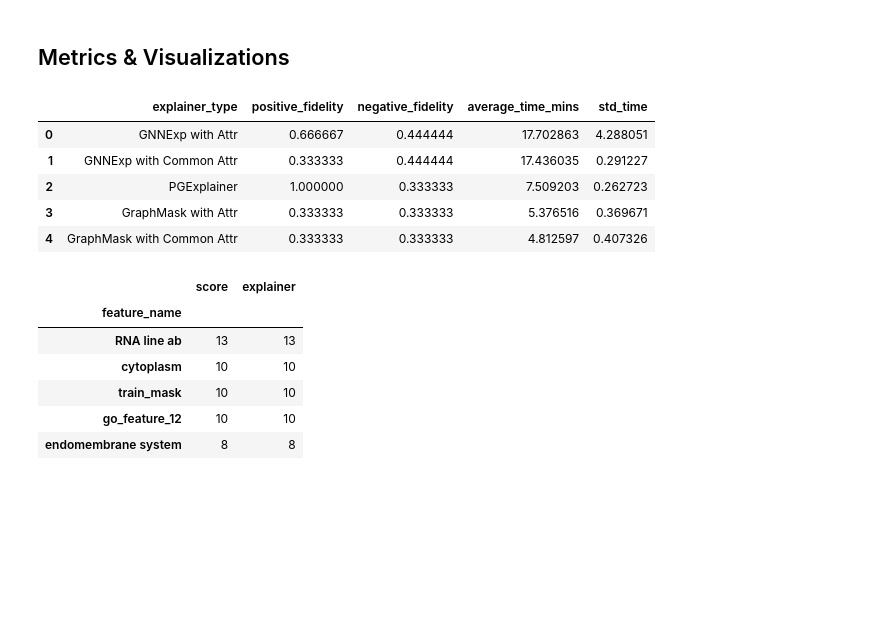
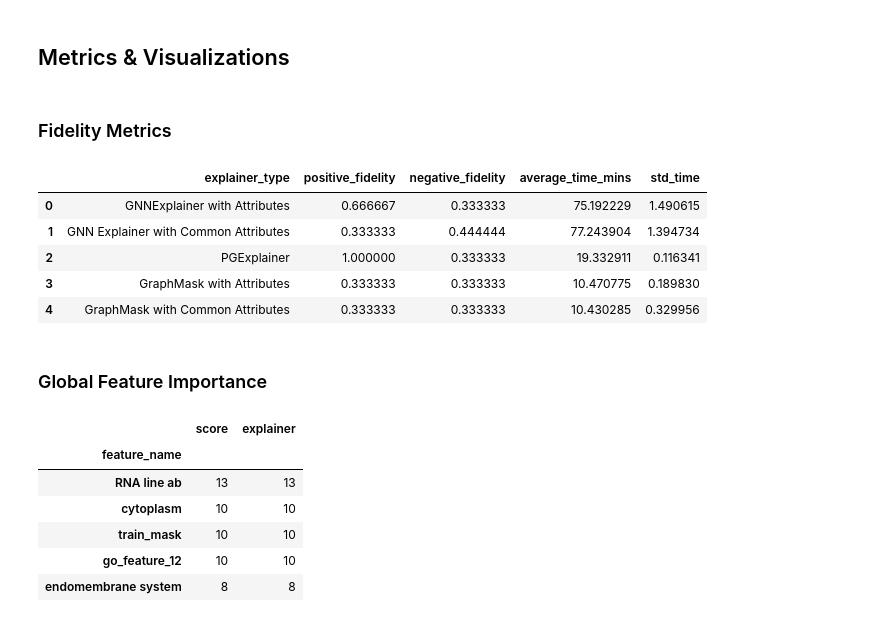
Before and after one commit to alyssaanastasi/srebp2-explanations, a Jupyter notebook: initial-experiment/init_exp.ipynb, the cells around one changed output. Cells and saved outputs as stored; diff of their text form; code cells hidden in the pictures; blank space fills up the shorter version.

```diff
--- a/initial-experiment/init_exp.ipynb
+++ b/initial-experiment/init_exp.ipynb
@@ -371,7 +371,7 @@ def pg_trial(explainer):
         process_times.append(process_end - process_start)
         explanations.append(explanation)
 
-    return {'positive_fid' : fid_pos, 'negative_fid': fid_neg, 'time': times, 'explanations': explanations}
+    return {'positive_fid' : fid_pos, 'negative_fid': fid_neg, 'wall_times': wall_times, 'process_times': process_times, 'explanations': explanations}
 # %% [markdown]
 ### Run Trials
 # %%
@@ -402,34 +389,36 @@ gm_exp_common = trial(gm_comm)
 # %%
 # make dict of all trials and their names
 
-trial_names = {"GNNExp with Attr" : gnn_exp_attr,
-               "GNNExp with Common Attr": gnn_exp_common,
+trial_names = {"GNNExplainer with Attributes" : gnn_exp_attr,
+               "GNN Explainer with Common Attributes": gnn_exp_common,
                "PGExplainer" : pg_exp,
-               "GraphMask with Attr" : gm_exp_attr,
-               "GraphMask with Common Attr": gm_exp_common}
+               "GraphMask with Attributes" : gm_exp_attr,
+               "GraphMask with Common Attributes": gm_exp_common}
+# %% [markdown]
+### Fidelity Metrics
 # %%
 import pandas as pd
 import numpy as np
 trials = []
 for trial_name in trial_names:
     trial = trial_names[trial_name]
     pos_fid = fidelity_score(trial['positive_fid'])
     neg_fid = fidelity_score(trial['negative_fid'])
-    avg_time = np.mean(trial['time']) / 60
-    std_time = np.std(trial['time']) / 60
+    avg_time = np.mean(trial['process_times']) / 60
+    std_time = np.std(trial['process_times']) / 60
     d = {'explainer_type': trial_name, 'positive_fidelity': pos_fid, 'negative_fidelity': neg_fid, 'average_time_mins': avg_time, 'std_time': std_time}
     trials.append(d)
 
 
 trials_df = pd.DataFrame(trials)
 trials_df
 # %% [output]
 |  | explainer_type | positive_fidelity | negative_fidelity | average_time_mins | std_time |
-| 0 | GNNExp with Attr | 0.666667 | 0.444444 | 17.702863 | 4.288051 |
-| 1 | GNNExp with Common Attr | 0.333333 | 0.444444 | 17.436035 | 0.291227 |
-| 2 | PGExplainer | 1.000000 | 0.333333 | 7.509203 | 0.262723 |
-| 3 | GraphMask with Attr | 0.333333 | 0.333333 | 5.376516 | 0.369671 |
-| 4 | GraphMask with Common Attr | 0.333333 | 0.333333 | 4.812597 | 0.407326 |
+| 0 | GNNExplainer with Attributes | 0.666667 | 0.333333 | 75.192229 | 1.490615 |
+| 1 | GNN Explainer with Common Attributes | 0.333333 | 0.444444 | 77.243904 | 1.394734 |
+| 2 | PGExplainer | 1.000000 | 0.333333 | 19.332911 | 0.116341 |
+| 3 | GraphMask with Attributes | 0.333333 | 0.333333 | 10.470775 | 0.189830 |
+| 4 | GraphMask with Common Attributes | 0.333333 | 0.333333 | 10.430285 | 0.329956 |
 # %%
 def get_k_features(explanation, k, feat_labels):
     node_mask = explanation.get('node_mask')
@@ -445,6 +434,8 @@ def get_k_features(explanation, k, feat_labels):
     df = df.sort_values('score', ascending=False)
     df = df.round(decimals=3)
     return df.head(k)
+# %% [markdown]
+### Global Feature Importance
 # %%
 top_features = pd.DataFrame()
 
```
Also changed, not shown: parts of 22 cells of this notebook.
